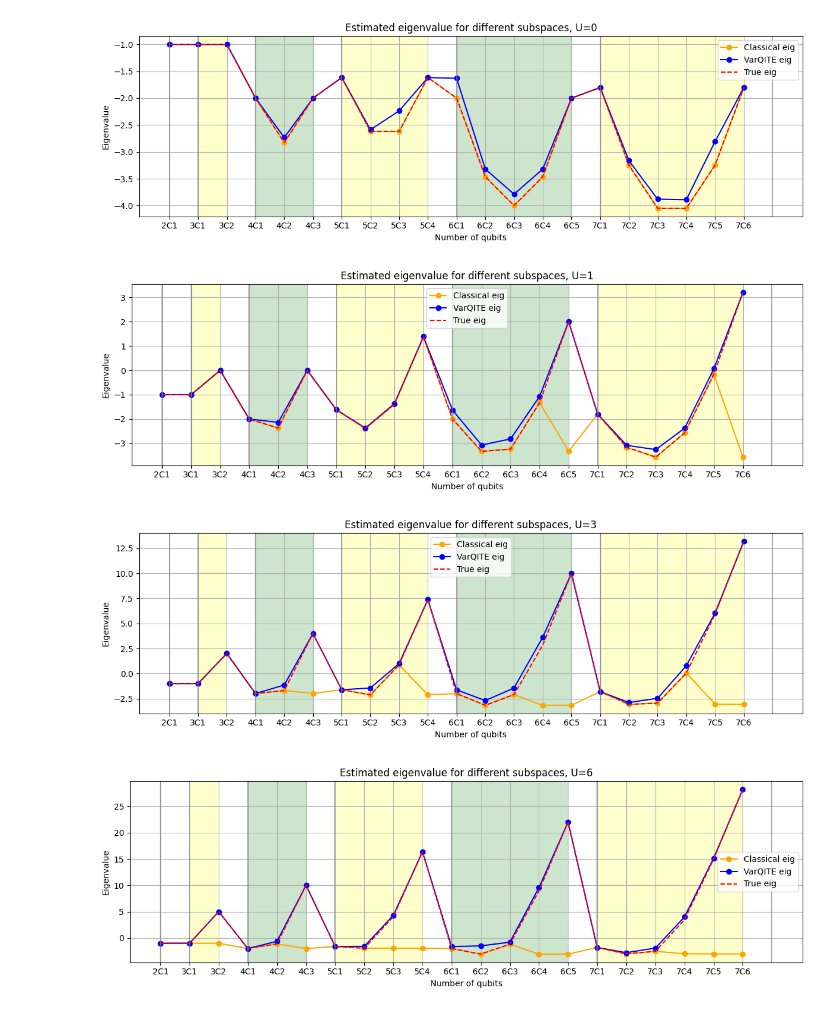
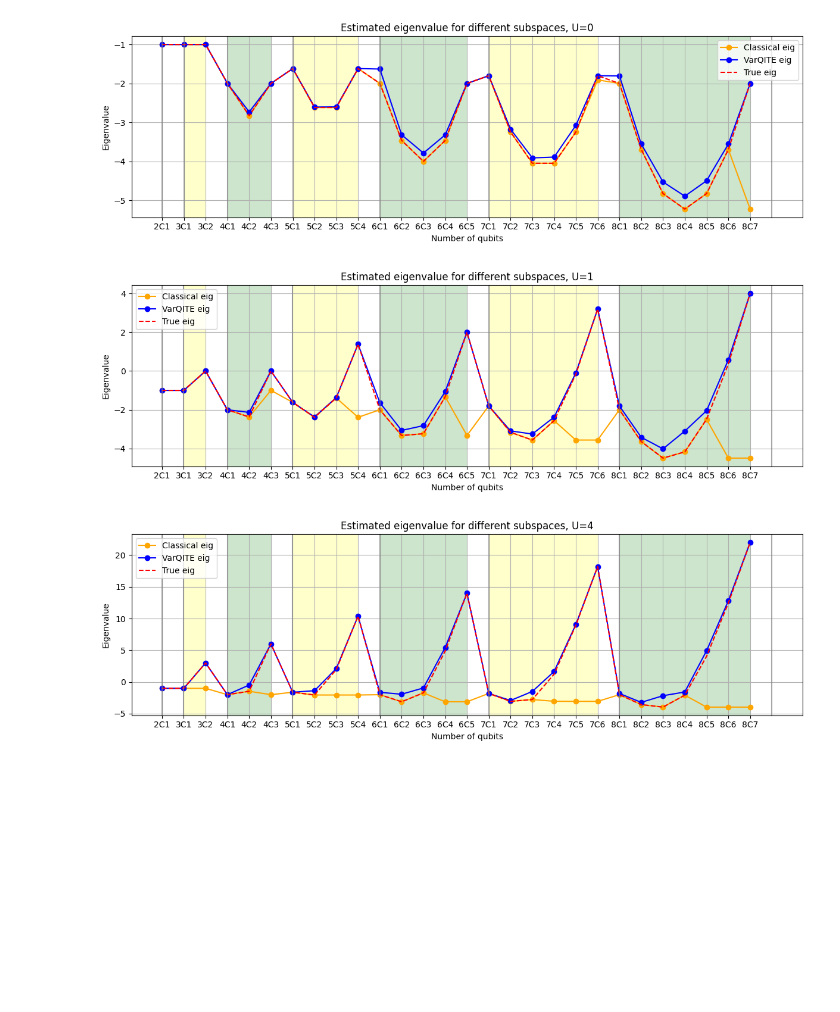
Before and after one commit to Cheshta-Joshi/hubb_sim, a Jupyter notebook: Results/dicke_all_occ_results/results_diff_U.ipynb, the cells around one changed output. Cells and saved outputs as stored; diff of their text form; code cells hidden in the pictures; blank space fills up the shorter version.

```diff
--- a/Results/dicke_all_occ_results/results_diff_U.ipynb
+++ b/Results/dicke_all_occ_results/results_diff_U.ipynb
@@ -72,18 +155,18 @@ def hubb0_model(N,r,e,t,U):
 # %%
 path01 = "U0.csv"
 path02 = "U1.csv"
-path03="U3.csv"
-path04="U6.csv"
+path03="U4.csv"
+path04="U8.csv"
 
 df01 = pd.read_csv(path01)
 df02 = pd.read_csv(path02)
 df03 = pd.read_csv(path03)
 df04 = pd.read_csv(path04)
 
-df_list = [df01,df02,df03,df04]
+df_list = [df01,df02,df03]
 # %%
-U = [0,1,3,6]
-import matplotlib.gridspec as gridspec
+U = [0,1,4]
+
 for ind,df in enumerate(df_list) :
     fig = plt.figure(figsize=(18, 4))
     gs = gridspec.GridSpec(1, 3, width_ratios=[4, 1, 1])
@@ -101,37 +184,36 @@ for ind,df in enumerate(df_list) :
         comb += sub_list
     #xtick_labels = [comb[i] for i in xticks]
     time_c = df['time_clas']
     time_q = df['time_q']
 
     axs0 = plt.subplot(gs[0])
     axs0.plot(comb, eig_c, label='Classical eig', color='orange', marker='o')
     axs0.plot(comb, eig_q, label='VarQITE eig', color='blue',marker='o')
     axs0.plot(comb, eig_true, label='True eig', color='red',linestyle='--')
     axs0.plot
     axs0.set_xlabel('Number of qubits')
     axs0.set_ylabel('Eigenvalue')
     axs0.set_title(f'Estimated eigenvalue for different subspaces, U={U[ind]}')
     axs0.grid(True)
 #     axs0.set_xticks(xticks)
 #     axs0.set_xticklabels(xtick_labels)
     axs0.legend()
 
     colors = ['green', 'yellow']
-    partitions = [0,1,3,6,10,15,21]
+    partitions = [0,1,3,6,10,15,21,28]
     #partitions = [p-1 for p in partitions]
     for a in partitions:
         plt.axvline(x=a, color='gray', alpha=0.7)
-    for i in range(1,6) :
+    for i in range(1,7) :
         axs0.axvspan(partitions[i], partitions[i+1]-1, facecolor=colors[i%2], alpha=0.2)
 
 #     for i in range(len(partitions)):
 #         axs0.plot(x_values[i:i+2], y_values[i:i+2], linestyle='none', marker='o', markersize=8)
 
     plt.tight_layout()
     plt.show()
 # %% [output]
-[figure, old version]
+[figure, new version]
-[figure, old version]
+[figure, new version]
-[figure, old version]
+[figure, new version]
-[figure, removed]
 # %%
```
Also changed, not shown: parts of 7 cells of this notebook, 23 other files.
